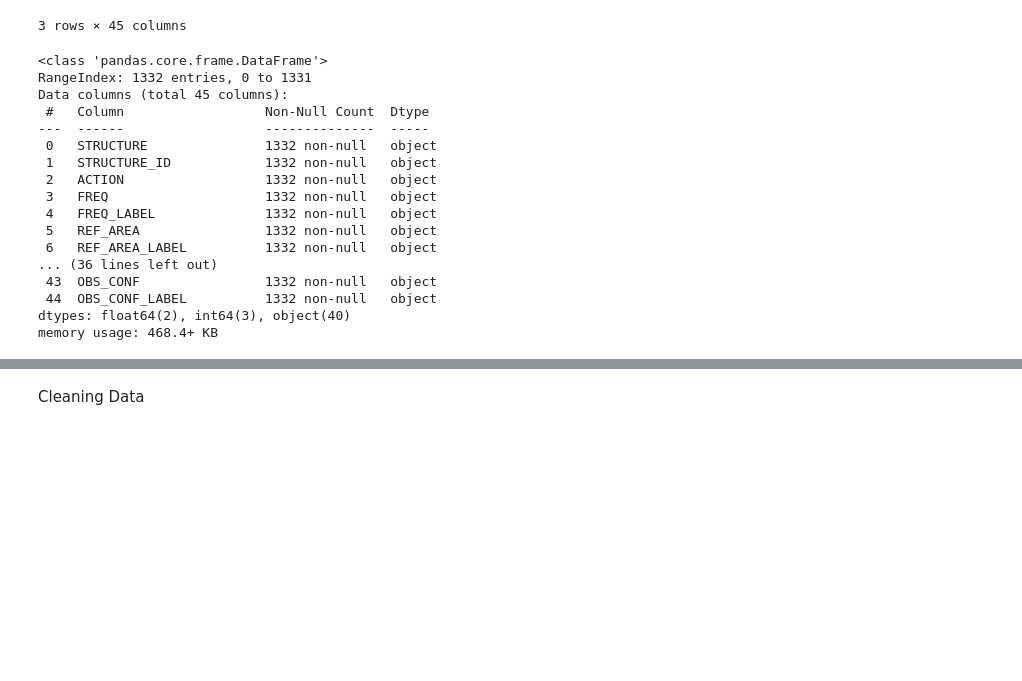
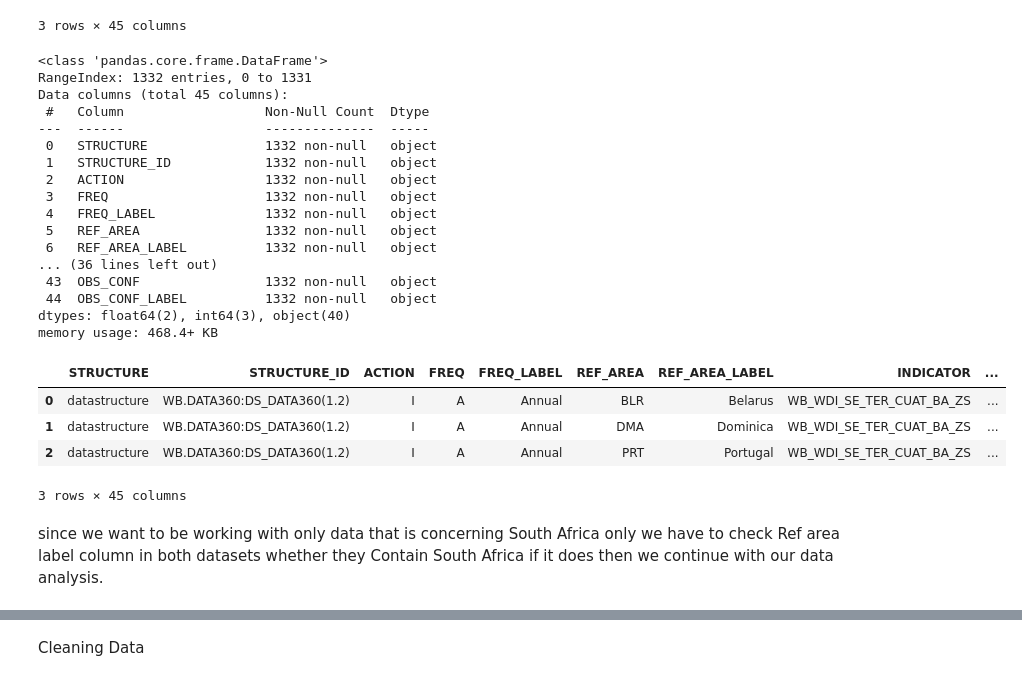
Before and after one commit to ThabangMmusi/DVA_Assignment, a Jupyter notebook: 1. Data Preparation (15 marks)/asnwer.ipynb, the cells around one changed output, grey strips where cells are left out. Cells and saved outputs as stored; diff of their text form; code cells hidden in the pictures; blank space fills up the shorter version.

Commit message:
Refined the data preparation answers

```diff
--- a/1. Data Preparation (15 marks)/asnwer.ipynb
+++ b/1. Data Preparation (15 marks)/asnwer.ipynb
@@ -37,23 +39,33 @@ memory usage: 2.8+ MB
 | 2 | datastructure | WB.DATA360:DS_DATA360(1.2) | I | A | Annual | ARB | Arab World | WB_WDI_SL_TLF_CACT_ZS | ... |
 3 rows × 45 columns
 # %%
+"""getting information and structure about education data frame the number of rows and coloumns """
+
+
+edu_df.info()
 edu_df.head(3)
-edu_df.info()
 # %% [output]
 <class 'pandas.core.frame.DataFrame'>
 RangeIndex: 1332 entries, 0 to 1331
 Data columns (total 45 columns):
  #   Column                  Non-Null Count  Dtype
 ---  ------                  --------------  -----
  0   STRUCTURE               1332 non-null   object
  1   STRUCTURE_ID            1332 non-null   object
  2   ACTION                  1332 non-null   object
  3   FREQ                    1332 non-null   object
  4   FREQ_LABEL              1332 non-null   object
  5   REF_AREA                1332 non-null   object
  6   REF_AREA_LABEL          1332 non-null   object
 ... (36 lines left out)
  43  OBS_CONF                1332 non-null   object
  44  OBS_CONF_LABEL          1332 non-null   object
 dtypes: float64(2), int64(3), object(40)
 memory usage: 468.4+ KB
+|  | STRUCTURE | STRUCTURE_ID | ACTION | FREQ | FREQ_LABEL | REF_AREA | REF_AREA_LABEL | INDICATOR | ... |
+| 0 | datastructure | WB.DATA360:DS_DATA360(1.2) | I | A | Annual | BLR | Belarus | WB_WDI_SE_TER_CUAT_BA_ZS | ... |
+| 1 | datastructure | WB.DATA360:DS_DATA360(1.2) | I | A | Annual | DMA | Dominica | WB_WDI_SE_TER_CUAT_BA_ZS | ... |
+| 2 | datastructure | WB.DATA360:DS_DATA360(1.2) | I | A | Annual | PRT | Portugal | WB_WDI_SE_TER_CUAT_BA_ZS | ... |
+3 rows × 45 columns
+# %% [markdown]
+since we want to be working with only data that is concerning South Africa only we have to check Ref area label column in both datasets whether they Contain South Africa if it does then we continue with our data analysis.
```
Also changed, not shown: parts of 8 cells of this notebook.
